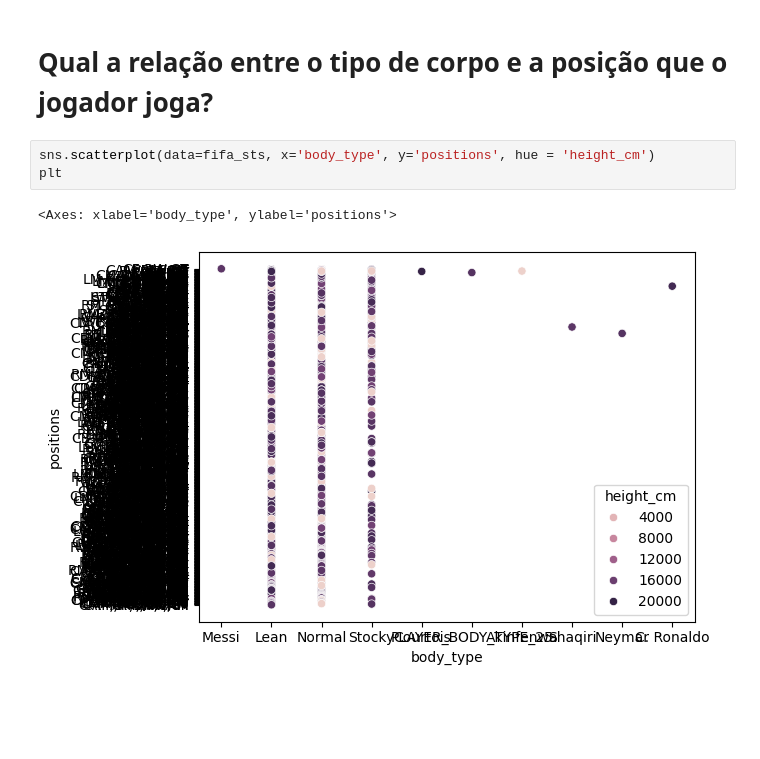
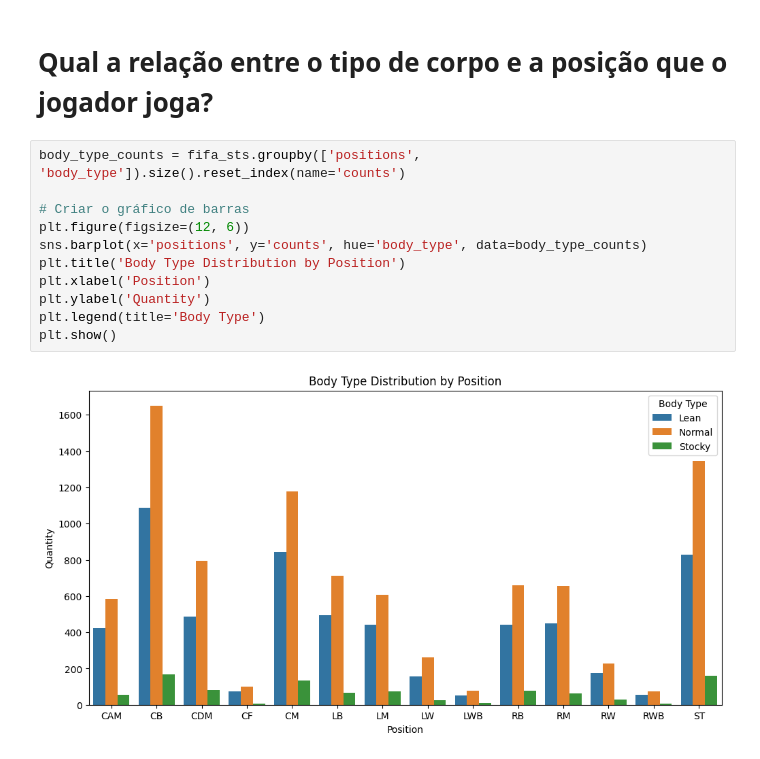
Before and after one commit to alexkrdozo/fifa-stats, a Jupyter notebook: football_al.ipynb, the cells around one changed output. Drawn from its saved outputs; the diff is of its cells as text; blank space fills up the shorter version.

```diff
--- a/football_al.ipynb
+++ b/football_al.ipynb
@@ -126,8 +148,15 @@ Length: 889, dtype: int64
 # %% [markdown]
 # Qual a relação entre o tipo de corpo e a posição que o jogador joga?
 # %%
-sns.scatterplot(data=fifa_sts, x='body_type', y='positions', hue = 'height_cm')
-plt
+body_type_counts = fifa_sts.groupby(['positions', 'body_type']).size().reset_index(name='counts')
+
+# Criar o gráfico de barras
+plt.figure(figsize=(12, 6))
+sns.barplot(x='positions', y='counts', hue='body_type', data=body_type_counts)
+plt.title('Body Type Distribution by Position')
+plt.xlabel('Position')
+plt.ylabel('Quantity')
+plt.legend(title='Body Type')
+plt.show()
 # %% [output]
-<Axes: xlabel='body_type', ylabel='positions'>
-[figure, old version]
+[figure, new version]
```
Also changed, not shown: parts of 4 cells of this notebook.
